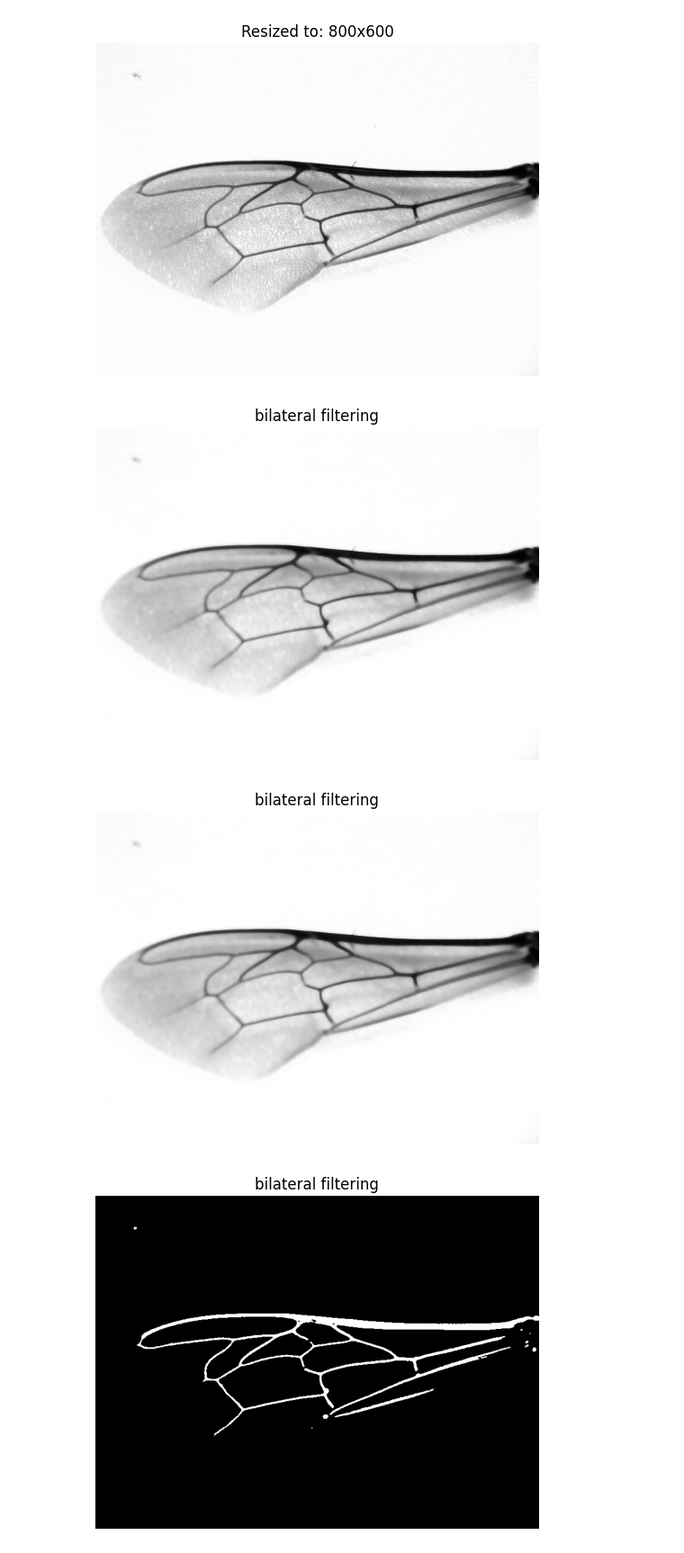
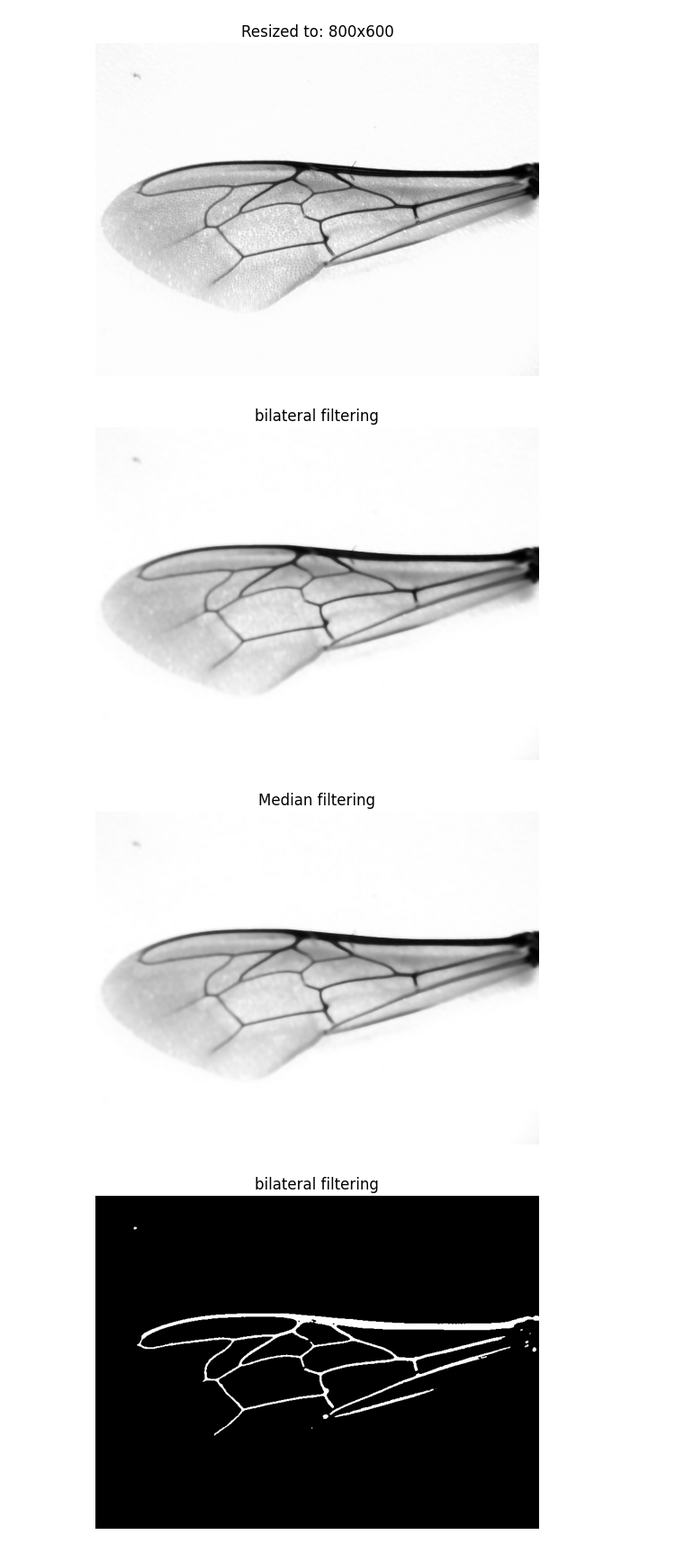
Before and after one commit to amiinemohamed/Bees-cv, a Jupyter notebook: Bees.ipynb, the cells around one changed output. Shown at 90% size. Saved outputs shown, nothing was run; the diff lists cells and outputs as text; code cells hidden in the pictures.

```diff
--- a/Bees.ipynb
+++ b/Bees.ipynb
@@ -60,18 +53,20 @@ plt.show()
 # %% [output]
 [figure]
 # %%
+# Applying smoothing filters
+
 filtered_image = cv2.bilateralFilter(image_gray, d=9, sigmaColor=75, sigmaSpace=75)
 plt.imshow(filtered_image, cmap='gray')
 plt.axis('off')
 plt.title("bilateral filtering")
 plt.show()
 
 filtered_median = cv2.medianBlur(filtered_image, 5)
 plt.imshow(filtered_median, cmap='gray')
 plt.axis('off')
-plt.title("bilateral filtering")
+plt.title("Median filtering")
 plt.show()
 # %% [output]
 [figure]
-[figure, old version]
+[figure, new version]
 # %%
```
Also changed, not shown: parts of 7 cells of this notebook.
